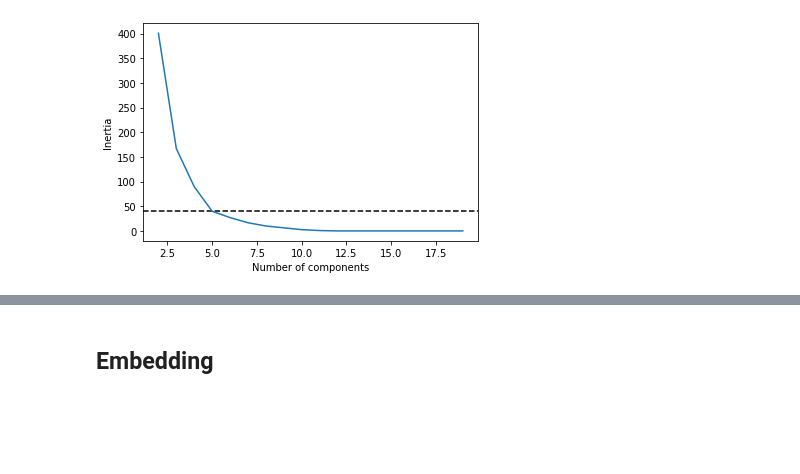
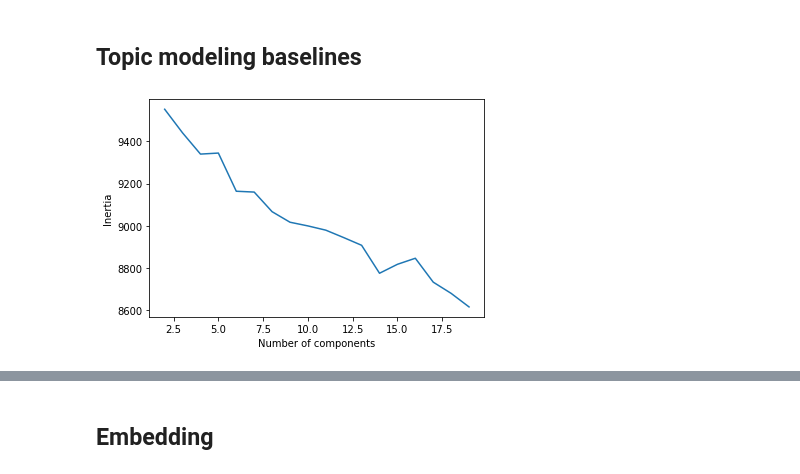
Before and after one commit to zvonimir-rezo/APT-project, a Jupyter notebook: preprocessing.ipynb, the cells around one changed output, grey strips where cells are left out. Drawn from its saved outputs; the diff is of its cells as text; code cells hidden in the pictures; blank space fills up the shorter version.

```diff
--- a/preprocessing.ipynb
+++ b/preprocessing.ipynb
@@ -167,11 +268,13 @@ tweet_text_validation = tweet_text_validation.apply(preprocess_words)
 # %%
 def lemmatize(s):
-    '''Lemmatizes the words in the sentences'''
-    return [[w.lemma_ for w in nlp(s_i)] for s_i in s]
+    '''Lemmatizes the words in the sentences and returns them if theyre not stopwords or punctuation'''
+    return [w.lemma_.lower() for w in nlp(s) if w.lemma_.lower() not in nlp.Defaults.stop_words and not w.is_punct]
 
 def join_docs(s):
     '''Joins the strings inside the inner list of a nested list'''
-    return [' '.join([w for w in s_i]) for s_i in s]
+    tmp = [' '.join([w for w in s_i]) for s_i in s]
+    return [i for i in tmp if i != '']
 
-tweet_text_train = tweet_text_train.apply(lemmatize)
-tweet_text_validation = tweet_text_validation.apply(lemmatize)
+tweet_text_train = tweet_text_train['Tweet text'].apply(lemmatize)
+tweet_text_validation = tweet_text_validation['Tweet text'].apply(lemmatize)
+df_test = df_test['Tweet text'].apply(lemmatize)
@@ -178,10 +300,3 @@ tweet_text_validation = tweet_text_validation.apply(lemmatize)
 # %%
-tweet_text_train = join_docs(tweet_text_train['Tweet text'])
-tweet_text_validation = join_docs(tweet_text_validation['Tweet text'])
+tweet_text_train = join_docs(tweet_text_train)
+tweet_text_validation = join_docs(tweet_text_validation)
-# %%
-def gensim_preprocess(s):
-    '''Uses gensims preprocess function to prepare the data for topic modeling'''
-    return [' '.join(simple_preprocess(s_i, deacc=True)) for s_i in s]
-
-tweet_text_train = gensim_preprocess(tweet_text_train)
-tweet_text_validation = gensim_preprocess(tweet_text_validation)
@@ -291,17 +323,37 @@ tweet_text_tfidf_validation = vectorizer2.transform(tweet_text_validation)
+# %% [markdown]
+## Topic modeling baselines
+# %%
+vectorizer = CountVectorizer(
+    analyzer='word',
+    min_df=5,
+    max_df=0.8,
+)
+
+vectorizer2 = TfidfVectorizer(
+    analyzer='word',
+    min_df=5,
+    max_df=0.8,
+)
+
+tweet_text_count_train = vectorizer.fit_transform(tweet_text_train)
+tweet_text_count_validation = vectorizer.transform(tweet_text_validation)
+
+tweet_text_tfidf_train = vectorizer2.fit_transform(tweet_text_train)
+tweet_text_tfidf_validation = vectorizer2.transform(tweet_text_validation)
 # %%
 from sklearn.cluster import KMeans
 import warnings
 warnings.filterwarnings("ignore")
 
 inertia = []
 for i in range(2, 20):
     model = KMeans(i)
     model.fit(tweet_text_count_train)
     inertia.append(model.inertia_)
-plt.axhline(inertia[3], c='k',  linestyle='dashed')
+
 plt.plot(list(range(2, 20)), inertia)
 plt.xlabel('Number of components')
 plt.ylabel('Inertia')
 plt.show()
 # %% [output]
-[figure, old version]
+[figure, new version]
```
Also changed, not shown: parts of 55 cells of this notebook.
